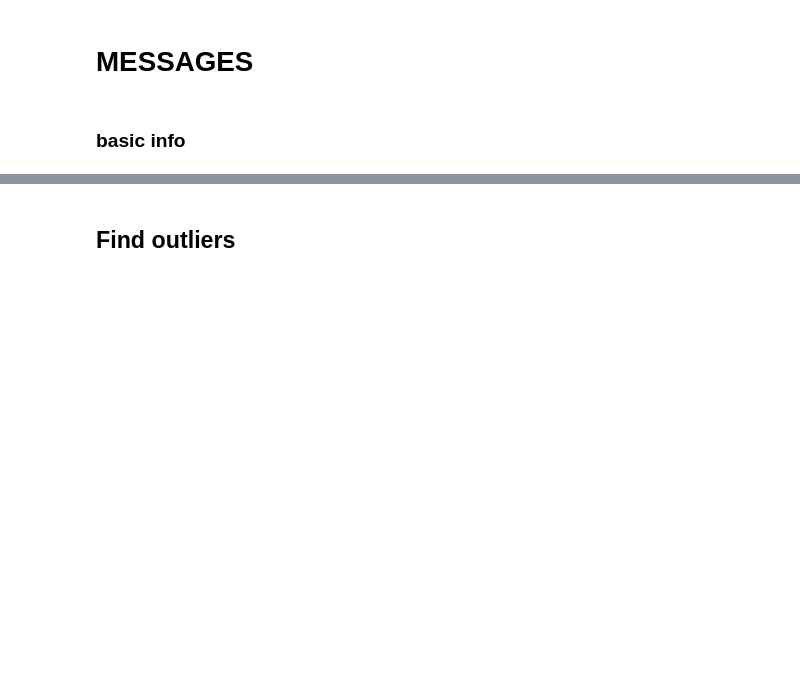
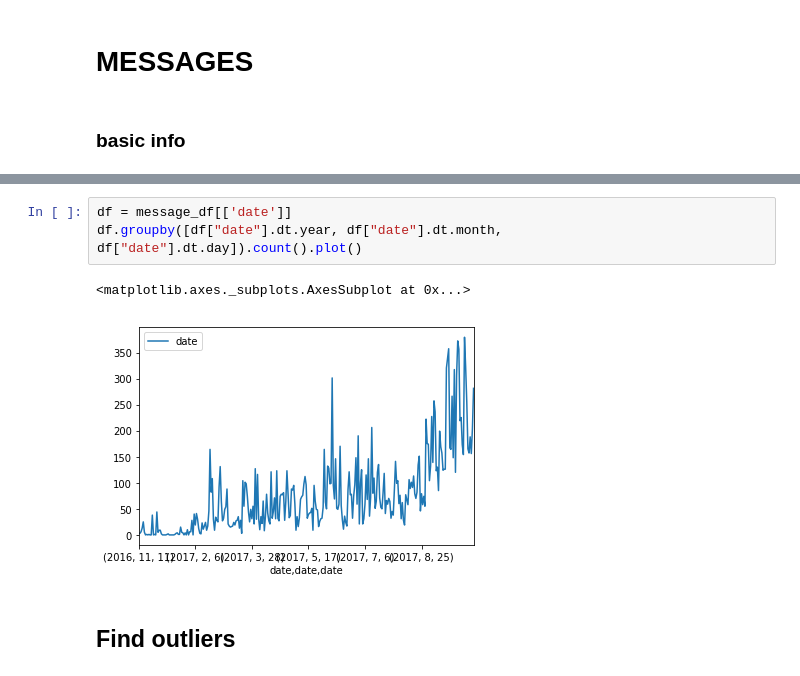
Before and after one commit to rczyrnik/Find-A-Flatmate, a Jupyter notebook: eda.ipynb, the cells around one changed output, grey strips where cells are left out. Drawn from its saved outputs; the diff is of its cells as text; blank space fills up the shorter version.

```diff
--- a/eda.ipynb
+++ b/eda.ipynb
@@ -56,3 +81,9 @@ plt.show()
+# %%
+df = message_df[['date']]
+df.groupby([df["date"].dt.year, df["date"].dt.month, df["date"].dt.day]).count().plot()
+# %% [output]
+<matplotlib.axes._subplots.AxesSubplot at 0x...>
+[figure, added]
 # %% [markdown]
 ## Find outliers
 # %%
```
Also changed, not shown: parts of 7 cells of this notebook, 2 other files.
